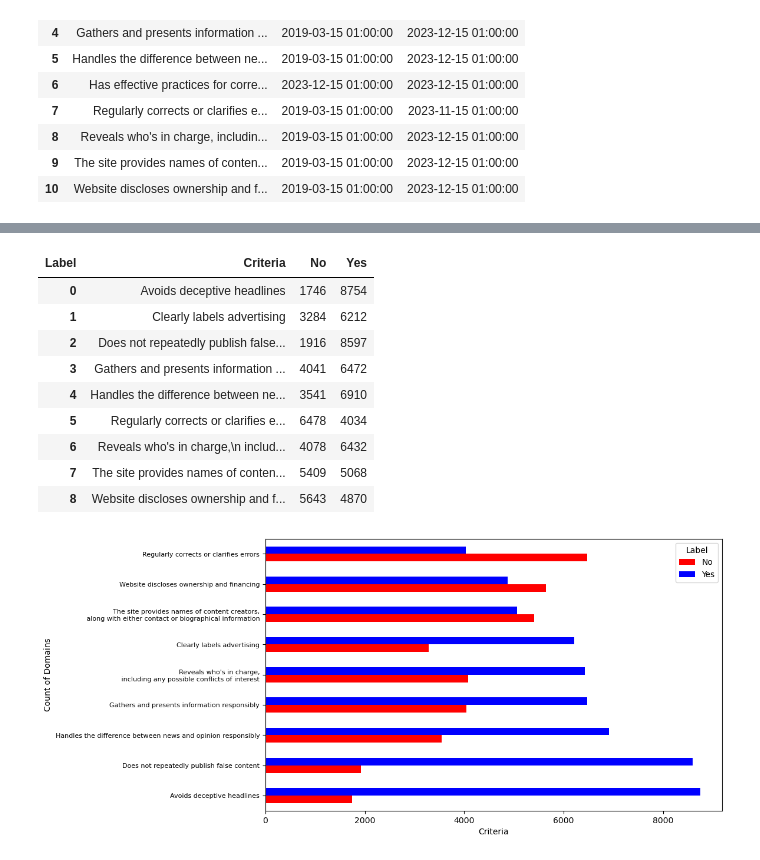
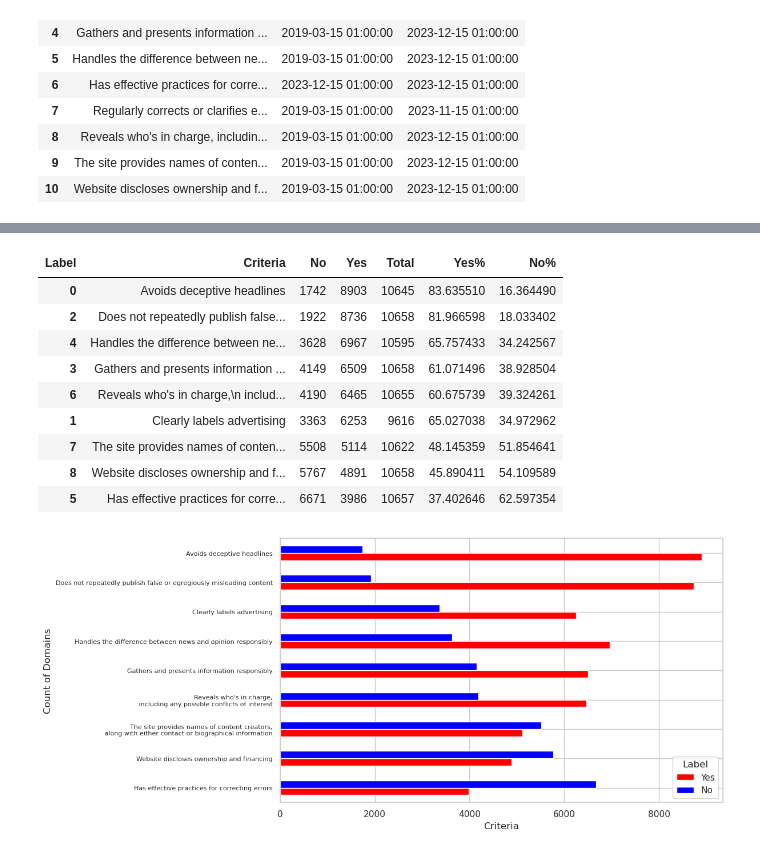
Before and after one commit to julaluehring/newsguard-review-analysis, a Jupyter notebook: 02-describe_newsguard.ipynb, the cells around one changed output, grey strips where cells are left out. Drawn from its saved outputs; the diff is of its cells as text; code cells hidden in the pictures.

Commit message:
reran criteria factor analysis

```diff
--- a/02-describe_newsguard.ipynb
+++ b/02-describe_newsguard.ipynb
@@ -814,13 +814,11 @@ first_ratings
 criteria_columns_recent = most_recent[
        ["Does not repeatedly publish false or egregiously misleading content",
        "Gathers and presents information responsibly",
-       "Has effective practices for correcting errors",
        "Handles the difference between news and opinion responsibly",
        "Avoids deceptive headlines",
        "Website discloses ownership and financing",
        "Clearly labels advertising",
        "Reveals who's in charge, including any possible conflicts of interest",
        "The site provides names of content creators, along with either contact or biographical information",
-       "Does not repeatedly publish false or egregiously misleading content",
        "Has effective practices for correcting errors"]
        ]
@@ -879,38 +875,47 @@ The site provides names of content creators,
 # %%
-melted_data = pd.melt(most_recent,
+most_recent_critera = pd.melt(criteria_columns_recent,
                       value_vars=criteria_columns_recent,
                       var_name="Criteria",
                       value_name="Label")
-reshaped_data = melted_data\
+criteria_counts = most_recent_critera\
                     .groupby(["Criteria", "Label"])\
                     .size()\
                     .unstack(fill_value=0)\
                     .reset_index()
-reshaped_data
+
+criteria_counts["Total"] = criteria_counts["Yes"] + criteria_counts["No"]
+criteria_counts["Yes%"] = criteria_counts["Yes"] / criteria_counts["Total"] * 100
+criteria_counts["No%"] = criteria_counts["No"] / criteria_counts["Total"] * 100
+
+criteria_counts.sort_values(by="Yes", ascending=False)
 # %% [output]
-| Label | Criteria | No | Yes |
-| 0 | Avoids deceptive headlines | 1746 | 8754 |
-| 1 | Clearly labels advertising | 3284 | 6212 |
-| 2 | Does not repeatedly publish false... | 1916 | 8597 |
-| 3 | Gathers and presents information ... | 4041 | 6472 |
-| 4 | Handles the difference between ne... | 3541 | 6910 |
-| 5 | Regularly corrects or clarifies e... | 6478 | 4034 |
-| 6 | Reveals who's in charge,\n includ... | 4078 | 6432 |
-| 7 | The site provides names of conten... | 5409 | 5068 |
-| 8 | Website discloses ownership and f... | 5643 | 4870 |
+| Label | Criteria | No | Yes | Total | Yes% | No% |
+| 0 | Avoids deceptive headlines | 1742 | 8903 | 10645 | 83.635510 | 16.364490 |
+| 2 | Does not repeatedly publish false... | 1922 | 8736 | 10658 | 81.966598 | 18.033402 |
+| 4 | Handles the difference between ne... | 3628 | 6967 | 10595 | 65.757433 | 34.242567 |
+| 3 | Gathers and presents information ... | 4149 | 6509 | 10658 | 61.071496 | 38.928504 |
+| 6 | Reveals who's in charge,\n includ... | 4190 | 6465 | 10655 | 60.675739 | 39.324261 |
+| 1 | Clearly labels advertising | 3363 | 6253 | 9616 | 65.027038 | 34.972962 |
+| 7 | The site provides names of conten... | 5508 | 5114 | 10622 | 48.145359 | 51.854641 |
+| 8 | Website discloses ownership and f... | 5767 | 4891 | 10658 | 45.890411 | 54.109589 |
+| 5 | Has effective practices for corre... | 6671 | 3986 | 10657 | 37.402646 | 62.597354 |
 # %%
-reshaped_data\
-    .sort_values("Yes", ascending=False)\
+criteria_counts\
+    .sort_values("No", ascending=False)\
     .plot(x="Criteria",
+          y=["Yes", "No"],
           kind="barh",
           stacked=False,
           color=["red", "blue"],
           figsize=(10, 6))
 plt.xlabel("Criteria")
 plt.ylabel("Count of Domains")
 plt.yticks(fontsize=8)
 plt.legend(title="Label",
-           loc="upper right")
+           loc="lower right")
+
+plt.savefig(join(figures_path, "criteria_counts.png"),
+            dpi=300)
 plt.show()
 # %% [output]
-[figure, old version]
+[figure, new version]
```
Also changed, not shown: parts of 24 cells of this notebook.
